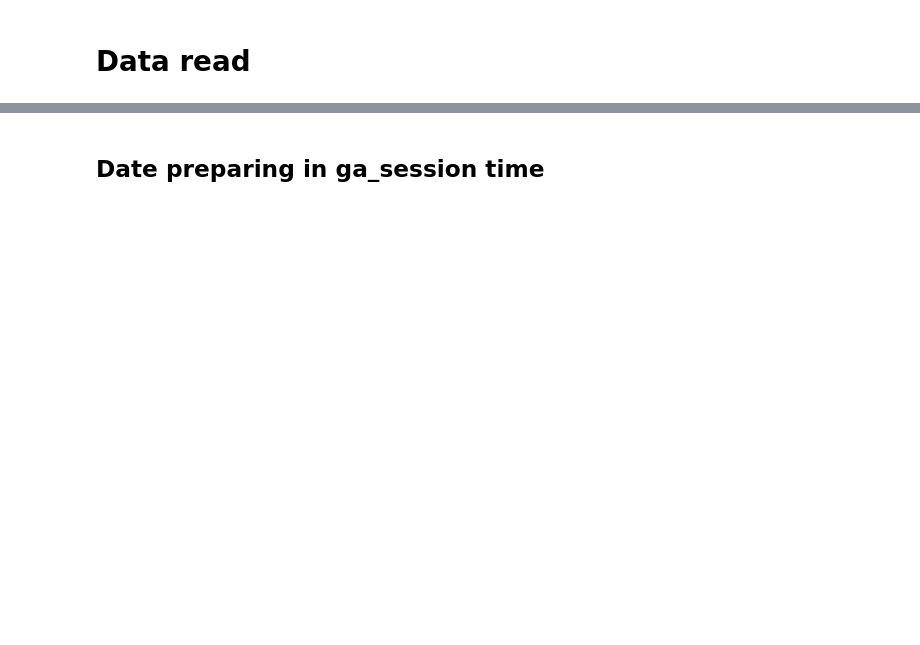
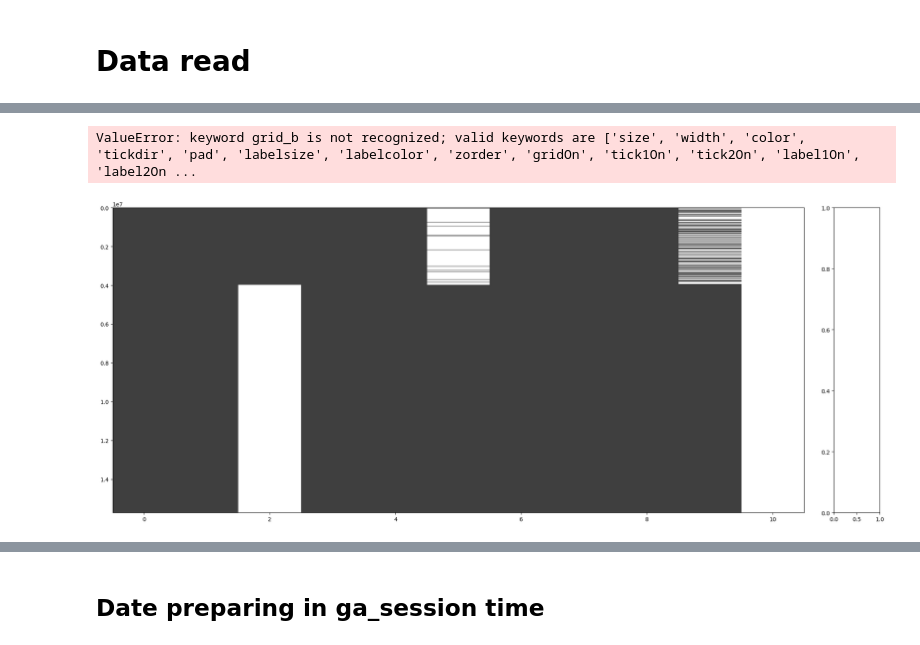
Before and after one commit to IlyaGasanPetrGY/Sber_project, a Jupyter notebook: analis_ga_session.ipynb, the cells around one changed output, grey strips where cells are left out. Saved outputs shown, nothing was run; the diff lists cells and outputs as text; code cells hidden in the pictures; blank space fills up the shorter version.

```diff
--- a/analis_ga_session.ipynb
+++ b/analis_ga_session.ipynb
@@ -69,0 +53,5 @@ hist_df_duplicat_clear['hit_date'].isna().sum()
+# %%
+msno.matrix(hist_df_duplicat);
+# %% [output]
+ValueError: keyword grid_b is not recognized; valid keywords are ['size', 'width', 'color', 'tickdir', 'pad', 'labelsize', 'labelcolor', 'zorder', 'gridOn', 'tick1On', 'tick2On', 'label1On', 'label2On ...
+[figure, added]
```
Also changed, not shown: parts of 65 cells of this notebook, 3 other files.
